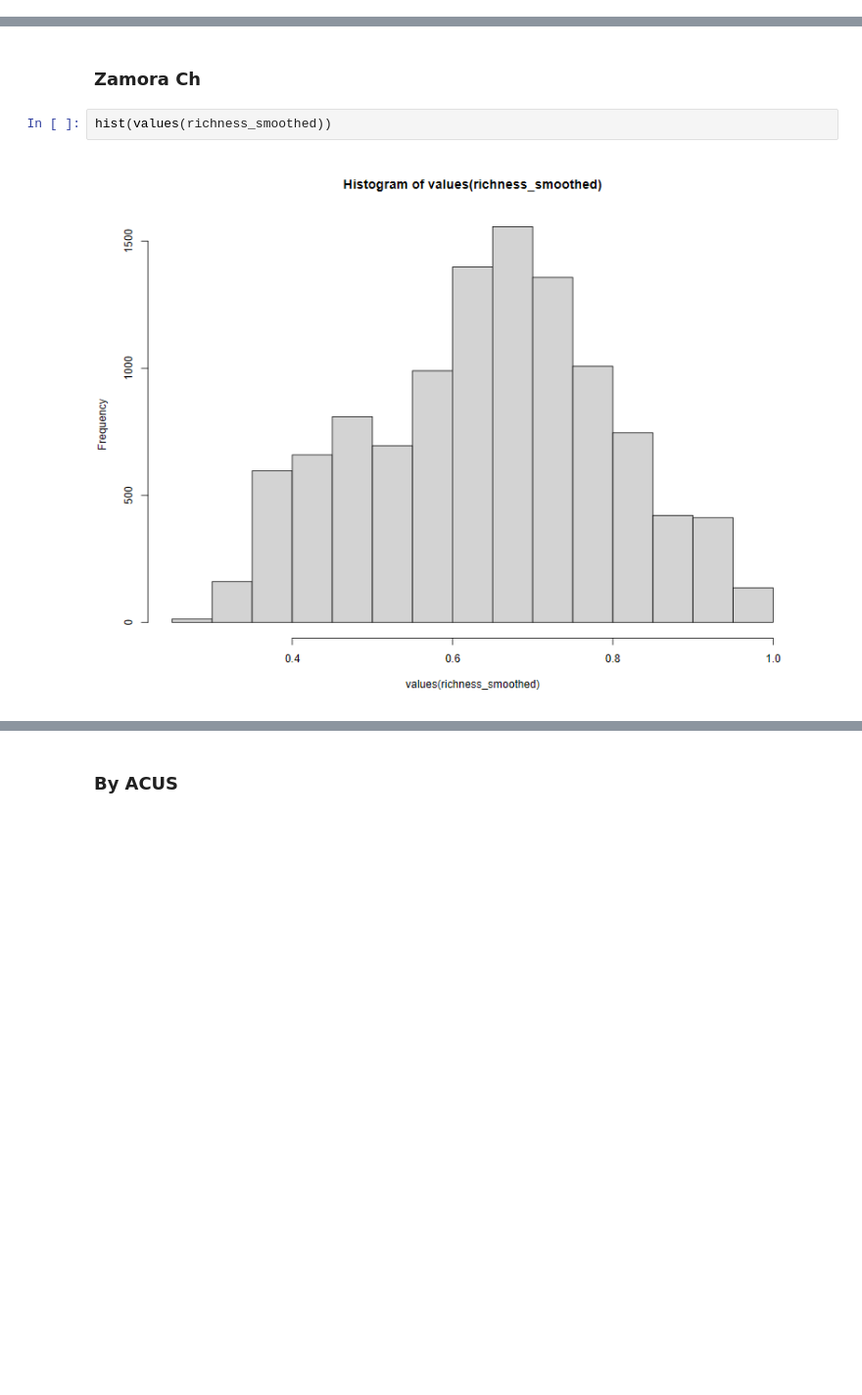
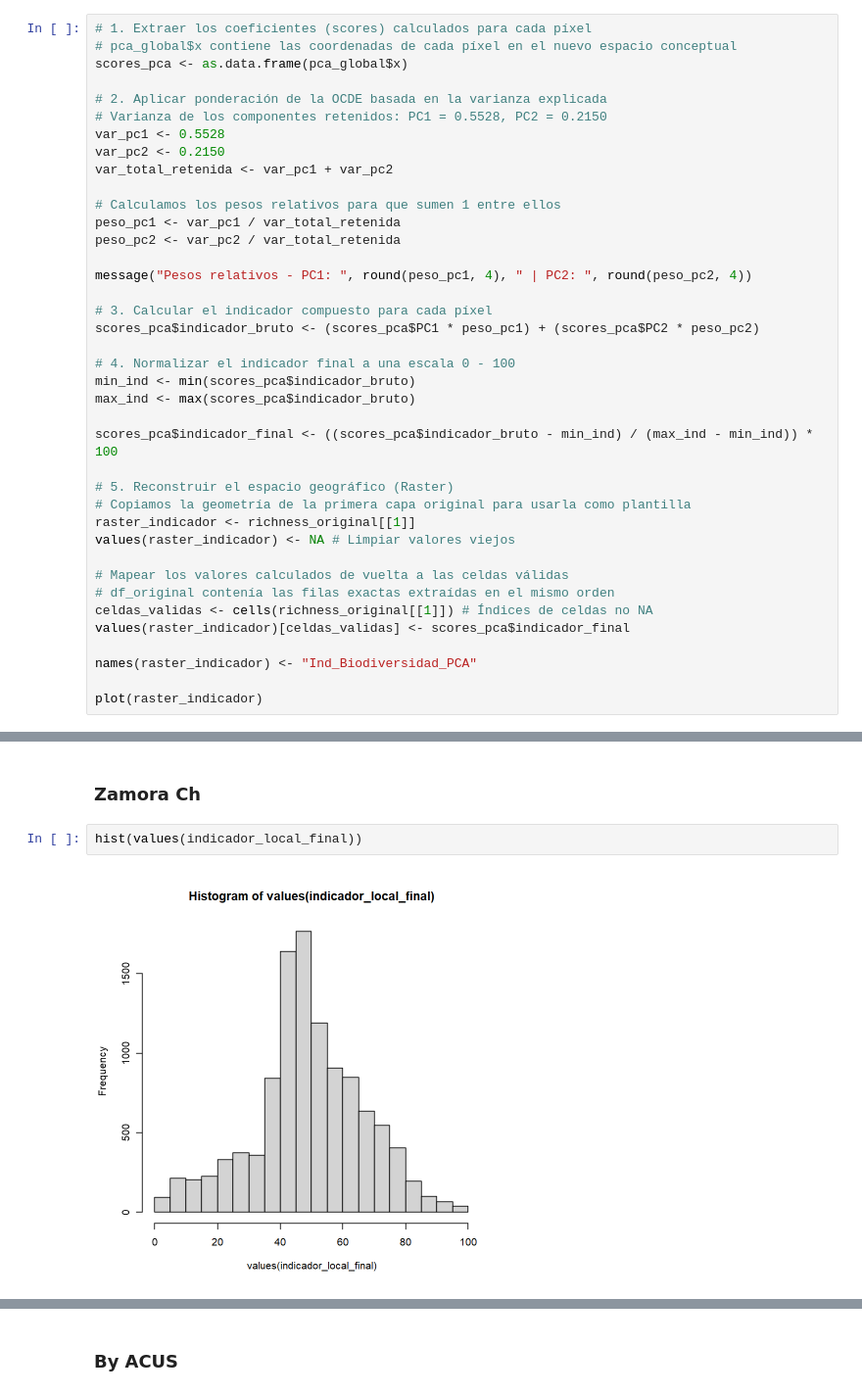
Before and after one commit to daningMontano/ACUS_BIODIV_ZCH, a Jupyter notebook: Notebooks/8_Conservation_areas.ipynb, the cells around one changed output, grey strips where cells are left out. Shown: that part at 98% size. Cells and saved outputs as stored; diff of their text form; blank space fills up the shorter version.

Commit message:
Se genera el indciador basado en PCA para la biodiversidad

```diff
--- a/Notebooks/8_Conservation_areas.ipynb
+++ b/Notebooks/8_Conservation_areas.ipynb
@@ -112,0 +227,39 @@ betadiv = rast("../../../DATOS/Raster/Betadiv/NMDS_cluster_beta_div.tif")
+# %%
+# 1. Extraer los coeficientes (scores) calculados para cada píxel
+# pca_global$x contiene las coordenadas de cada píxel en el nuevo espacio conceptual
+scores_pca <- as.data.frame(pca_global$x)
+
+# 2. Aplicar ponderación de la OCDE basada en la varianza explicada
+# Varianza de los componentes retenidos: PC1 = 0.5528, PC2 = 0.2150
+var_pc1 <- 0.5528
+var_pc2 <- 0.2150
+var_total_retenida <- var_pc1 + var_pc2
+
+# Calculamos los pesos relativos para que sumen 1 entre ellos
+peso_pc1 <- var_pc1 / var_total_retenida
+peso_pc2 <- var_pc2 / var_total_retenida
+
+message("Pesos relativos - PC1: ", round(peso_pc1, 4), " | PC2: ", round(peso_pc2, 4))
+
+# 3. Calcular el indicador compuesto para cada píxel
+scores_pca$indicador_bruto <- (scores_pca$PC1 * peso_pc1) + (scores_pca$PC2 * peso_pc2)
+
+# 4. Normalizar el indicador final a una escala 0 - 100
+min_ind <- min(scores_pca$indicador_bruto)
+max_ind <- max(scores_pca$indicador_bruto)
+
+scores_pca$indicador_final <- ((scores_pca$indicador_bruto - min_ind) / (max_ind - min_ind)) * 100
+
+# 5. Reconstruir el espacio geográfico (Raster)
+# Copiamos la geometría de la primera capa original para usarla como plantilla
+raster_indicador <- richness_original[[1]]
+values(raster_indicador) <- NA # Limpiar valores viejos
+
+# Mapear los valores calculados de vuelta a las celdas válidas
+# df_original contenía las filas exactas extraídas en el mismo orden
+celdas_validas <- cells(richness_original[[1]]) # Índices de celdas no NA
+values(raster_indicador)[celdas_validas] <- scores_pca$indicador_final
+
+names(raster_indicador) <- "Ind_Biodiversidad_PCA"
+
+plot(raster_indicador)
@@ -325,7 +487,7 @@ PROJ: proj_create_from_name: C:\Program Files\PostgreSQL\16\share\contrib\postgi
 # %% [markdown]
 ### Zamora Ch
 # %%
-hist(values(richness_smoothed))
+hist(values(indicador_local_final))
 # %% [output]
-[figure, old version]
+[figure, new version]
 # %%
```
Also changed, not shown: parts of 22 cells of this notebook, 10 other files.
